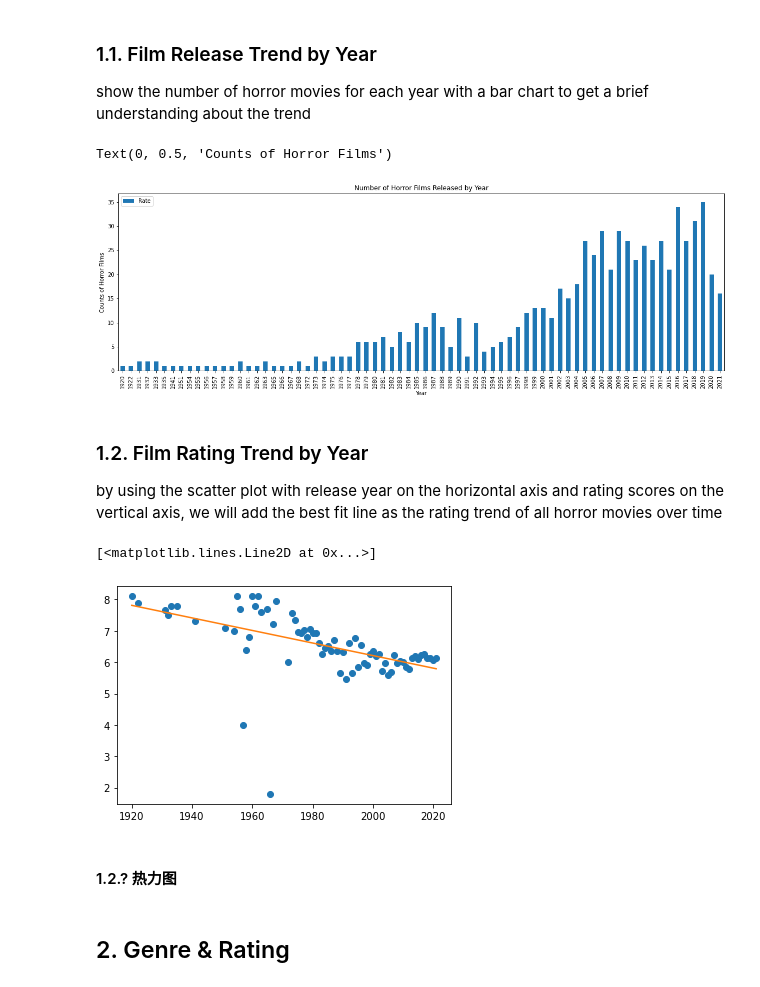
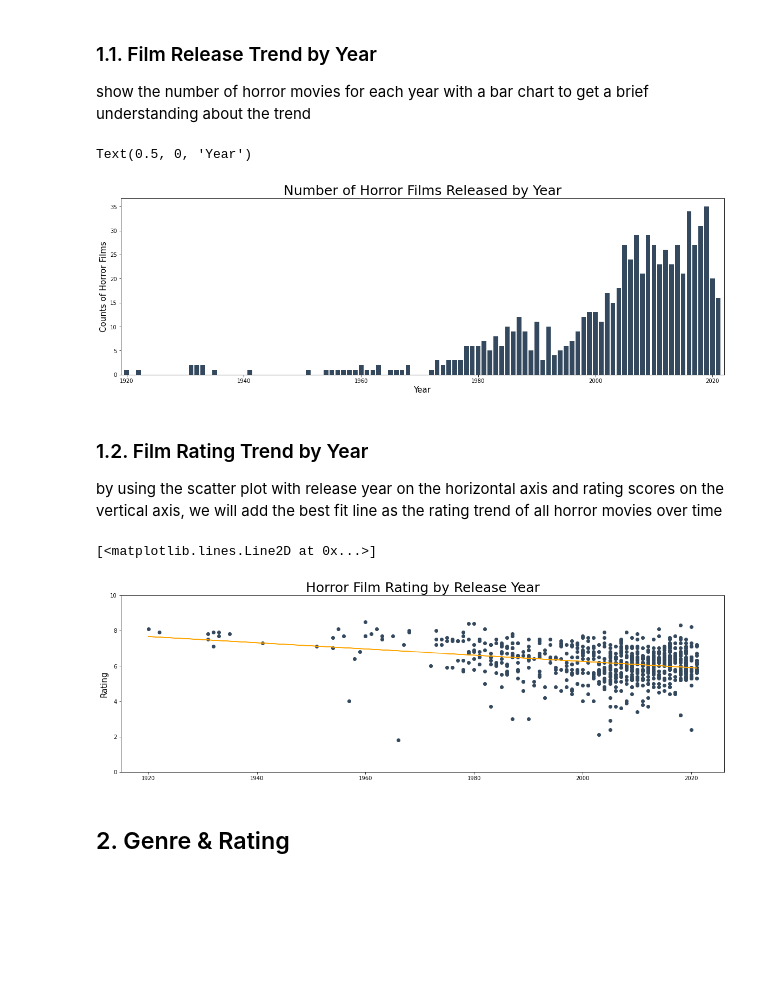
Before and after one commit to tl3472/GA4003-HorrorFilms, a Jupyter notebook: Horror Film Report.ipynb, the cells around one changed output. Saved outputs shown, nothing was run; the diff lists cells and outputs as text; code cells hidden in the pictures; blank space fills up the shorter version.

```diff
--- a/Horror Film Report.ipynb
+++ b/Horror Film Report.ipynb
@@ -24,16 +34,21 @@ main_rank = pd.merge(ranking, mainpage, on = ["Name", "Year"])
 ### 1.1. Film Release Trend by Year
 show the number of horror movies for each year with a bar chart to get a brief understanding about the trend
 # %%
-release_count = main_rank[["Year", "Rate"]].groupby(['Year']).count()
-release_count_plot = release_count.plot(
-    title = "Number of Horror Films Released by Year",
-    kind = 'bar',
-    figsize = (20,6) # adjust graph size
-    )
-release_count_plot.set_ylabel("Counts of Horror Films")
+release_count = main_rank[["Year", "Rate"]].groupby(['Year']).count().reset_index().rename(columns={'Rate':'Count'})
+
+fig, ax = plt.subplots(1, 1, figsize = (20,6))
+ax.bar(
+    x = release_count['Year'],
+    height = release_count['Count'],
+    color = '#34495E'
+)
+plt.xlim(1919, 2022)
+plt.title("Number of Horror Films Released by Year", size = 25)
+ax.set_ylabel("Counts of Horror Films", size = 15)
+ax.set_xlabel("Year", size = 15)
 # %% [output]
-Text(0, 0.5, 'Counts of Horror Films')
+Text(0.5, 0, 'Year')
-[figure, old version]
+[figure, new version]
 # %% [markdown]
 ### 1.2. Film Rating Trend by Year
 by using the scatter plot with release year on the horizontal axis and rating scores on the vertical axis, we will add the best fit line as the rating trend of all horror movies over time
@@ -48,17 +55,17 @@ by using the scatter plot with release year on the horizontal axis and rating sc
 # %%
-# Using Matplot and NumpyArray
 release_rate = main_rank[["Year", "Rate"]].groupby(['Year']).mean()
-x = np.array(release_rate.reset_index()['Year'])
-y = np.array(release_rate.reset_index()['Rate'])
+
+fig, ax = plt.subplots(1, 1, figsize = (20,6))
+x = np.array(mainpage['Year'])
+y = np.array(mainpage['Rate'])
 m, b = np.polyfit(x, y, 1)
-plt.plot(x, y, 'o')
-plt.plot(x, m*x + b)
-
-#####改成折线图！！！或者不用groupby
+plt.ylim(0, 10)
+ax.set_ylabel('Rating', size = 15)
+plt.title('Horror Film Rating by Release Year', size = 25)
+plt.plot(x, y, 'o', color = '#34495E')
+plt.plot(x, m*x + b, color = 'orange')
 # %% [output]
 [<matplotlib.lines.Line2D at 0x...>]
-[figure, old version]
+[figure, new version]
-# %% [markdown]
-#### 1.2.? 热力图
 # %% [markdown]
 ## 2. Genre & Rating
```
Also changed, not shown: parts of 69 cells of this notebook.
